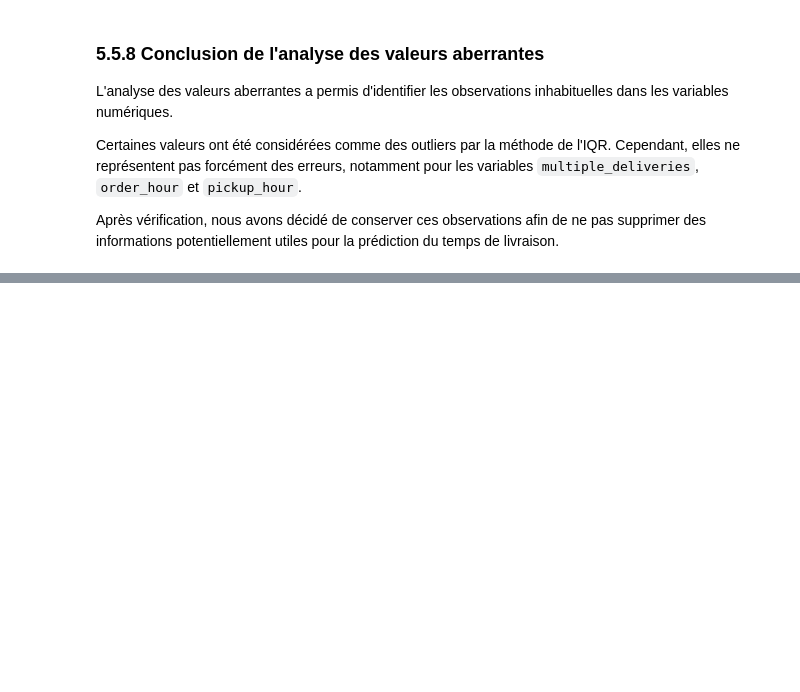
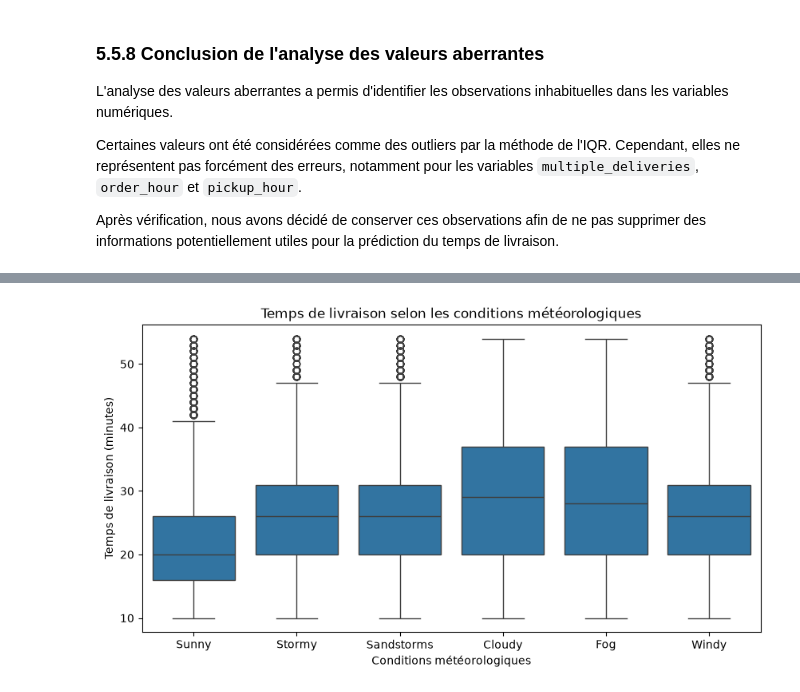
Before and after one commit to lahcen404/DeliveryETA, a Jupyter notebook: notebooks/eda-deliveryETA.ipynb, the cells around one changed output, grey strips where cells are left out. Cells and saved outputs as stored; diff of their text form; code cells hidden in the pictures; blank space fills up the shorter version.

```diff
--- a/notebooks/eda-deliveryETA.ipynb
+++ b/notebooks/eda-deliveryETA.ipynb
@@ -708,0 +885,18 @@ Après vérification, nous avons décidé de conserver ces observations afin de
+# %%
+
+
+plt.figure(figsize=(10, 5))
+
+sns.boxplot(
+    data=clean_df,
+    x="Weatherconditions",
+    y="Time_taken(min)"
+)
+
+plt.xlabel("Conditions météorologiques")
+plt.ylabel("Temps de livraison (minutes)")
+plt.title("Temps de livraison selon les conditions météorologiques")
+
+plt.show()
+# %% [output]
+[figure, added]
```
Also changed, not shown: parts of 47 cells of this notebook, 1 other file.
